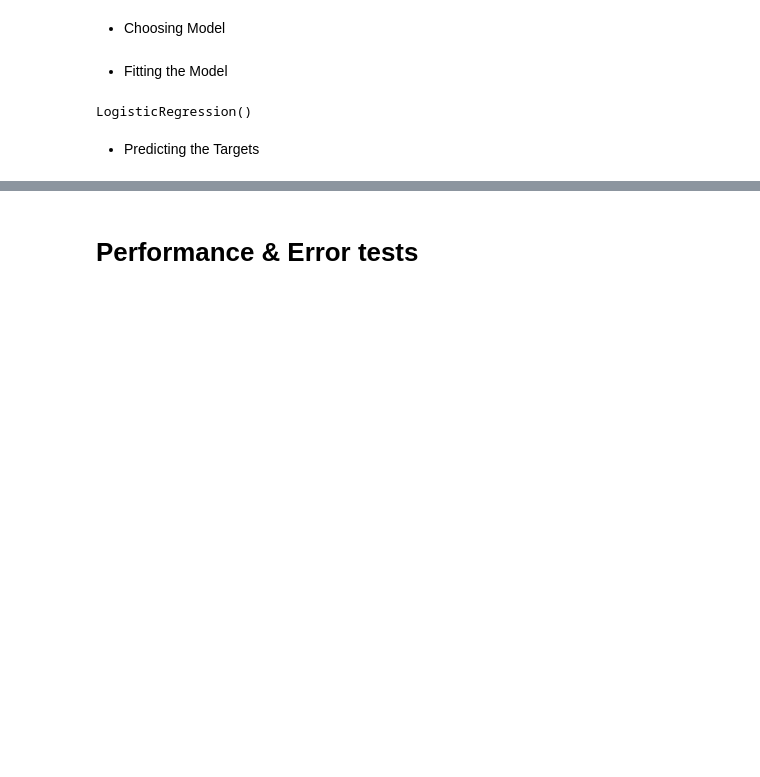
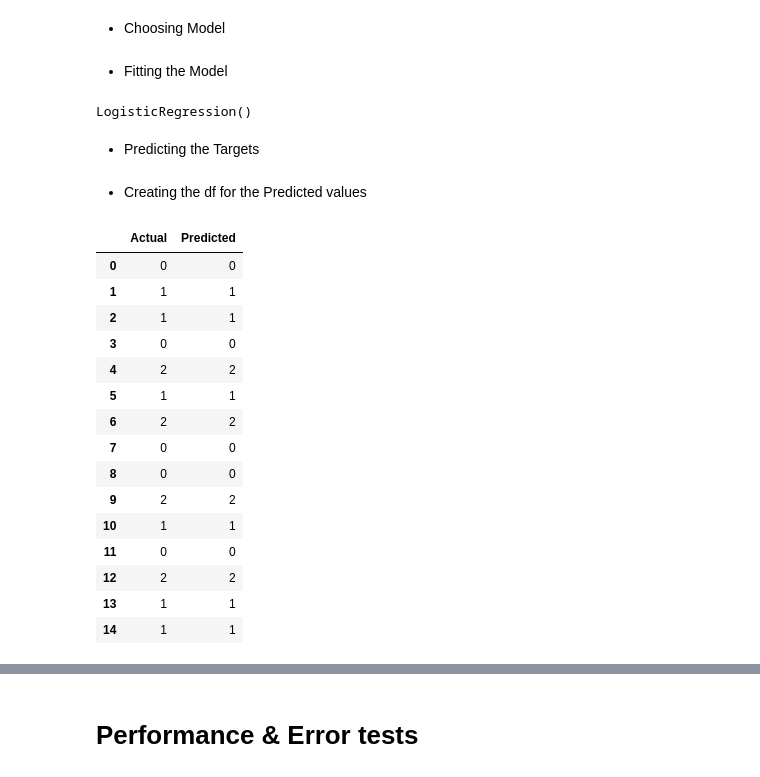
Before and after one commit to Naveen-Karanamu/Iris-Species-Prediction, a Jupyter notebook: main.ipynb, the cells around one changed output, grey strips where cells are left out. Saved outputs shown, nothing was run; the diff lists cells and outputs as text; code cells hidden in the pictures; blank space fills up the shorter version.

```diff
--- a/main.ipynb
+++ b/main.ipynb
@@ -205,3 +205,5 @@ LogisticRegression()
 * Predicting the Targets
 # %%
 y_pred=Classifier.predict(x_test)
+# %% [markdown]
+* Creating the df for the Predicted values
@@ -207,0 +212,19 @@ y_pred=Classifier.predict(x_test)
+# %%
+look
+# %% [output]
+|  | Actual | Predicted |
+| 0 | 0 | 0 |
+| 1 | 1 | 1 |
+| 2 | 1 | 1 |
+| 3 | 0 | 0 |
+| 4 | 2 | 2 |
+| 5 | 1 | 1 |
+| 6 | 2 | 2 |
+| 7 | 0 | 0 |
+| 8 | 0 | 0 |
+| 9 | 2 | 2 |
+| 10 | 1 | 1 |
+| 11 | 0 | 0 |
+| 12 | 2 | 2 |
+| 13 | 1 | 1 |
+| 14 | 1 | 1 |
```
Also changed, not shown: parts of 8 cells of this notebook.
